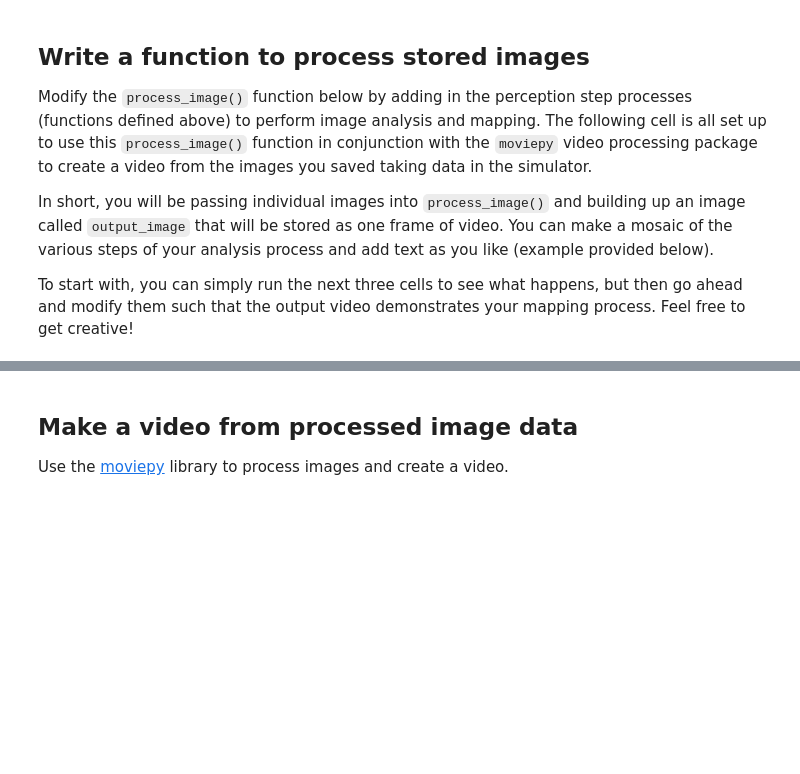
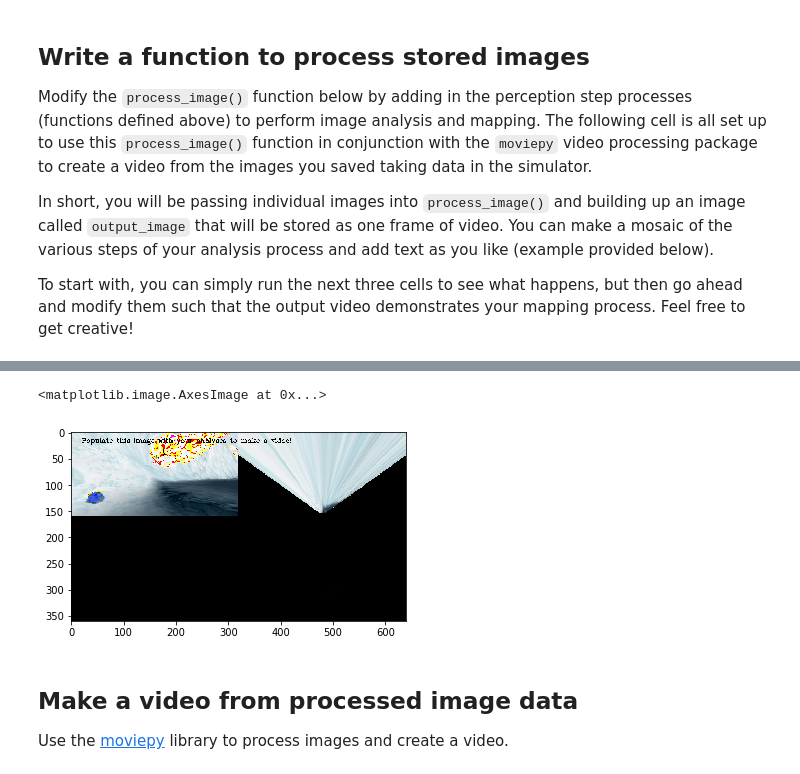
Before and after one commit to AizazSharif/RoboND-Rover-Project, a Jupyter notebook: code/Rover_Project_Test_Notebook.ipynb, the cells around one changed output, grey strips where cells are left out. Cells and saved outputs as stored; diff of their text form; code cells hidden in the pictures; blank space fills up the shorter version.

Commit message:
test: Add test code to try and debug rock threshold adding to video. Color map still strange.

```diff
--- a/code/Rover_Project_Test_Notebook.ipynb
+++ b/code/Rover_Project_Test_Notebook.ipynb
@@ -350,8 +350,9 @@ def process_image(img):
     #print (navigable.shape[0], navigable.shape[1])
 
     # Find rocks in warped image
-    rocks = rock_threshold(img, low_rgb_thresh=(10, 10, 0), hi_rgb_thresh=(235, 235, 175)) * np.array(255)
+    rocks = rock_threshold(img) * np.array(255)
     rocks_color = np.dstack((rocks,rocks,rocks))
+    #rocks_color = cv2.cvtColor(rocks, cv2.COLOR_GRAY2RGB)
     #output_image[img.shape[0]:img.shape[0]*2, img.shape[1]:img.shape[1]*2] = rocks_color
 
 
@@ -368,3 +369,4 @@ def process_image(img):
     data.count += 1 # Keep track of the index in the Databucket()
 
     return output_image
+    #return cv2.cvtColor(output_image, cv2.COLOR_BGR2RGB)
@@ -371,3 +387,18 @@ def process_image(img):
+# %%
+# Test the processing
+#print (idx)
+processed = process_image(image)
+#processed = simple_process(image)
+plt.imshow(processed)
+#rocks = rock_threshold(image)
+#rocks = cv2.cvtColor(rocks, cv2.COLOR_GRAY2RGB)
+#plt.imshow(rocks)
+#plt.imshow(rock_threshold(image), cmap='gray')
+#plt.imshow(processed,vmin=100,vmax=105)
+#plt.imshow(cv2.cvtColor(np.float32(processed), cv2.COLOR_BGR2RGB))
+# %% [output]
+<matplotlib.image.AxesImage at 0x...>
+[figure, added]
 # %% [markdown]
 ## Make a video from processed image data
 Use the [moviepy](https://zulko.github.io/moviepy/) library to process images and create a video.
```
Also changed, not shown: parts of 3 cells of this notebook.
